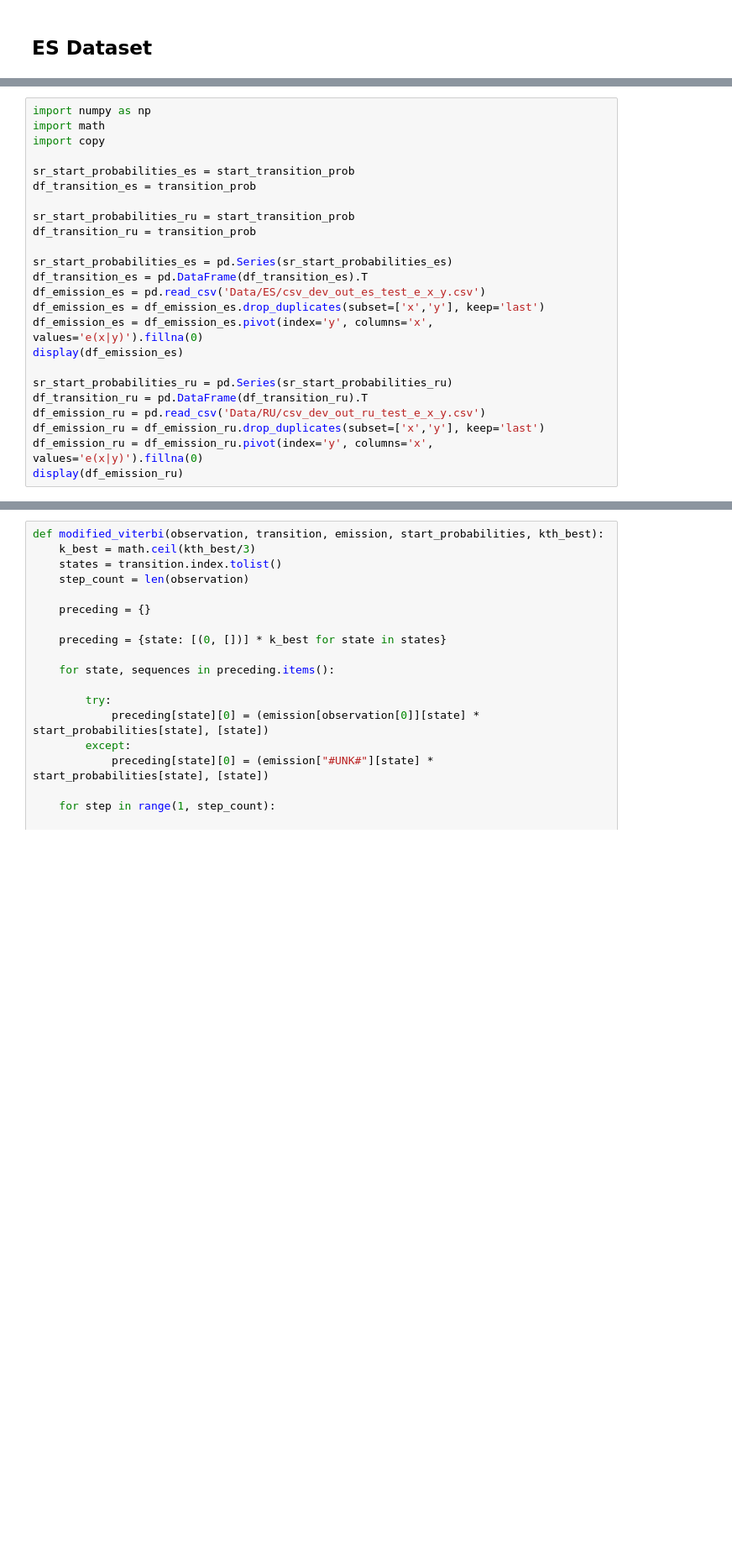
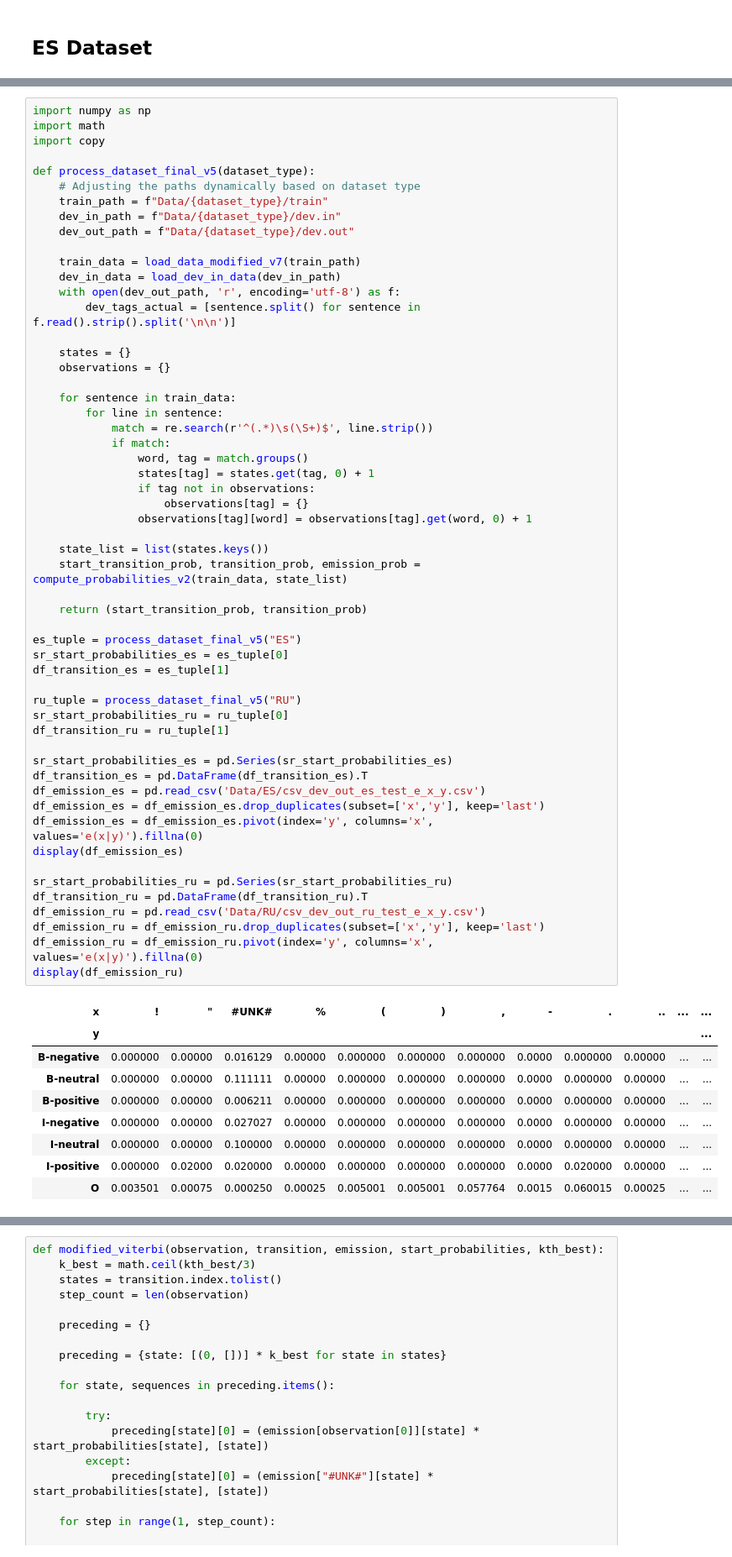
Before and after one commit to sherinksaji/MLProject, a Jupyter notebook: part1.ipynb, the cells around one changed output, grey strips where cells are left out. Shown at 84% size. Saved outputs shown, nothing was run; the diff lists cells and outputs as text; blank space fills up the shorter version.

```diff
--- a/part1.ipynb
+++ b/part1.ipynb
@@ -632,24 +712,65 @@ Error:
 # %%
 import numpy as np
 import math
 import copy
 
-sr_start_probabilities_es = start_transition_prob
-df_transition_es = transition_prob
+def process_dataset_final_v5(dataset_type):
+    # Adjusting the paths dynamically based on dataset type
+    train_path = f"Data/{dataset_type}/train"
+    dev_in_path = f"Data/{dataset_type}/dev.in"
+    dev_out_path = f"Data/{dataset_type}/dev.out"
 
-sr_start_probabilities_ru = start_transition_prob
-df_transition_ru = transition_prob
+    train_data = load_data_modified_v7(train_path)
+    dev_in_data = load_dev_in_data(dev_in_path)
+    with open(dev_out_path, 'r', encoding='utf-8') as f:
+        dev_tags_actual = [sentence.split() for sentence in f.read().strip().split('\n\n')]
+
+    states = {}
+    observations = {}
+
+    for sentence in train_data:
+        for line in sentence:
+            match = re.search(r'^(.*)\s(\S+)$', line.strip())
+            if match:
+                word, tag = match.groups()
+                states[tag] = states.get(tag, 0) + 1
+                if tag not in observations:
+                    observations[tag] = {}
+                observations[tag][word] = observations[tag].get(word, 0) + 1
+
+    state_list = list(states.keys())
+    start_transition_prob, transition_prob, emission_prob = compute_probabilities_v2(train_data, state_list)
+
+    return (start_transition_prob, transition_prob)
+
+es_tuple = process_dataset_final_v5("ES")
+sr_start_probabilities_es = es_tuple[0]
+df_transition_es = es_tuple[1]
+
+ru_tuple = process_dataset_final_v5("RU")
+sr_start_probabilities_ru = ru_tuple[0]
+df_transition_ru = ru_tuple[1]
 
 sr_start_probabilities_es = pd.Series(sr_start_probabilities_es)
 df_transition_es = pd.DataFrame(df_transition_es).T
 df_emission_es = pd.read_csv('Data/ES/csv_dev_out_es_test_e_x_y.csv')
 df_emission_es = df_emission_es.drop_duplicates(subset=['x','y'], keep='last')
 df_emission_es = df_emission_es.pivot(index='y', columns='x', values='e(x|y)').fillna(0)
 display(df_emission_es)
 
 sr_start_probabilities_ru = pd.Series(sr_start_probabilities_ru)
 df_transition_ru = pd.DataFrame(df_transition_ru).T
 df_emission_ru = pd.read_csv('Data/RU/csv_dev_out_ru_test_e_x_y.csv')
 df_emission_ru = df_emission_ru.drop_duplicates(subset=['x','y'], keep='last')
 df_emission_ru = df_emission_ru.pivot(index='y', columns='x', values='e(x|y)').fillna(0)
 display(df_emission_ru)
+# %% [output]
+| x | ! | " | #UNK# | % | ( | ) | , | - | . | .. | ... | ... |
+| y |  |  |  |  |  |  |  |  |  |  |  | ... |
+| B-negative | 0.000000 | 0.00000 | 0.016129 | 0.00000 | 0.000000 | 0.000000 | 0.000000 | 0.0000 | 0.000000 | 0.00000 | ... | ... |
+| B-neutral | 0.000000 | 0.00000 | 0.111111 | 0.00000 | 0.000000 | 0.000000 | 0.000000 | 0.0000 | 0.000000 | 0.00000 | ... | ... |
+| B-positive | 0.000000 | 0.00000 | 0.006211 | 0.00000 | 0.000000 | 0.000000 | 0.000000 | 0.0000 | 0.000000 | 0.00000 | ... | ... |
+| I-negative | 0.000000 | 0.00000 | 0.027027 | 0.00000 | 0.000000 | 0.000000 | 0.000000 | 0.0000 | 0.000000 | 0.00000 | ... | ... |
+| I-neutral | 0.000000 | 0.00000 | 0.100000 | 0.00000 | 0.000000 | 0.000000 | 0.000000 | 0.0000 | 0.000000 | 0.00000 | ... | ... |
+| I-positive | 0.000000 | 0.02000 | 0.020000 | 0.00000 | 0.000000 | 0.000000 | 0.000000 | 0.0000 | 0.020000 | 0.00000 | ... | ... |
+| O | 0.003501 | 0.00075 | 0.000250 | 0.00025 | 0.005001 | 0.005001 | 0.057764 | 0.0015 | 0.060015 | 0.00025 | ... | ... |
```
Also changed, not shown: parts of 13 cells of this notebook.
